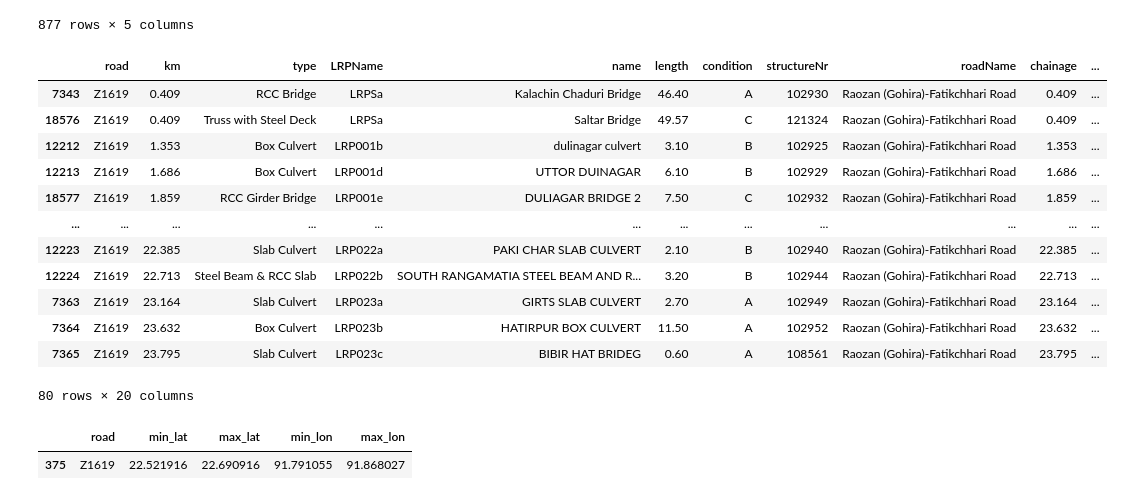
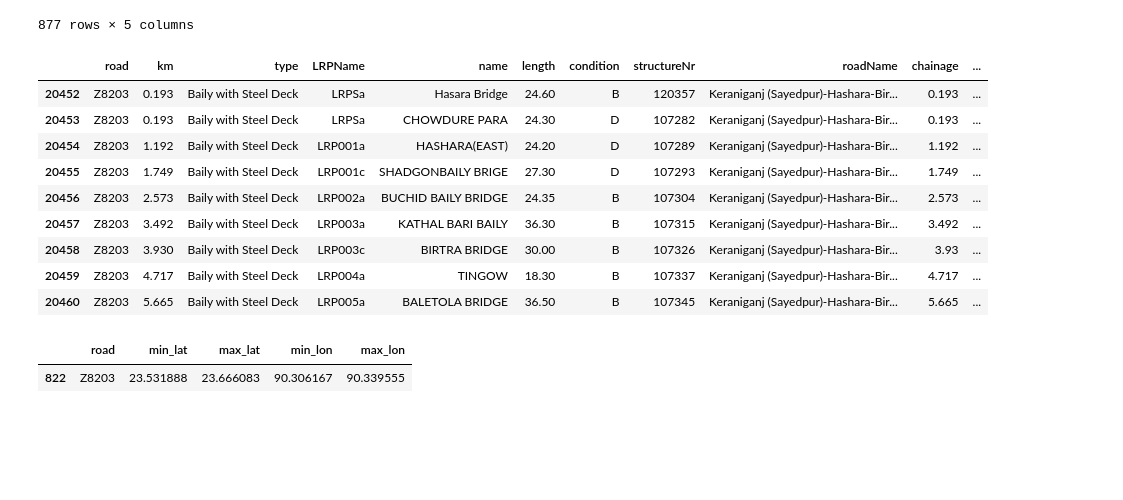
Before and after one commit to Anne-JS/advanced_simulation, a Jupyter notebook: sven_doet_dingen.ipynb, the cells around one changed output. Drawn from its saved outputs; the diff is of its cells as text; code cells hidden in the pictures; blank space fills up the shorter version.

```diff
--- a/sven_doet_dingen.ipynb
+++ b/sven_doet_dingen.ipynb
@@ -54,23 +63,20 @@ df_road_ranges
 bmms.to_excel('BMMS_overview_new.xlsx')
 df_rds.to_csv('_roads_new.tsv', sep='\t', index=False)
 # %%
-bmms[bmms['road'] == 'Z1619']
+bmms[bmms['road'] == 'Z8203']
 # %% [output]
 |  | road | km | type | LRPName | name | length | condition | structureNr | roadName | chainage | ... |
-| 7343 | Z1619 | 0.409 | RCC Bridge | LRPSa | Kalachin Chaduri Bridge | 46.40 | A | 102930 | Raozan (Gohira)-Fatikchhari Road | 0.409 | ... |
-| 18576 | Z1619 | 0.409 | Truss with Steel Deck | LRPSa | Saltar Bridge | 49.57 | C | 121324 | Raozan (Gohira)-Fatikchhari Road | 0.409 | ... |
-| 12212 | Z1619 | 1.353 | Box Culvert | LRP001b | dulinagar culvert | 3.10 | B | 102925 | Raozan (Gohira)-Fatikchhari Road | 1.353 | ... |
-| 12213 | Z1619 | 1.686 | Box Culvert | LRP001d | UTTOR DUINAGAR | 6.10 | B | 102929 | Raozan (Gohira)-Fatikchhari Road | 1.686 | ... |
-| 18577 | Z1619 | 1.859 | RCC Girder Bridge | LRP001e | DULIAGAR BRIDGE 2 | 7.50 | C | 102932 | Raozan (Gohira)-Fatikchhari Road | 1.859 | ... |
-| ... | ... | ... | ... | ... | ... | ... | ... | ... | ... | ... | ... |
-| 12223 | Z1619 | 22.385 | Slab Culvert | LRP022a | PAKI CHAR SLAB CULVERT | 2.10 | B | 102940 | Raozan (Gohira)-Fatikchhari Road | 22.385 | ... |
-| 12224 | Z1619 | 22.713 | Steel Beam & RCC Slab | LRP022b | SOUTH RANGAMATIA STEEL BEAM AND R... | 3.20 | B | 102944 | Raozan (Gohira)-Fatikchhari Road | 22.713 | ... |
-| 7363 | Z1619 | 23.164 | Slab Culvert | LRP023a | GIRTS SLAB CULVERT | 2.70 | A | 102949 | Raozan (Gohira)-Fatikchhari Road | 23.164 | ... |
-| 7364 | Z1619 | 23.632 | Box Culvert | LRP023b | HATIRPUR BOX CULVERT | 11.50 | A | 102952 | Raozan (Gohira)-Fatikchhari Road | 23.632 | ... |
-| 7365 | Z1619 | 23.795 | Slab Culvert | LRP023c | BIBIR HAT BRIDEG | 0.60 | A | 108561 | Raozan (Gohira)-Fatikchhari Road | 23.795 | ... |
+| 20452 | Z8203 | 0.193 | Baily with Steel Deck | LRPSa | Hasara Bridge | 24.60 | B | 120357 | Keraniganj (Sayedpur)-Hashara-Bir... | 0.193 | ... |
+| 20453 | Z8203 | 0.193 | Baily with Steel Deck | LRPSa | CHOWDURE PARA | 24.30 | D | 107282 | Keraniganj (Sayedpur)-Hashara-Bir... | 0.193 | ... |
+| 20454 | Z8203 | 1.192 | Baily with Steel Deck | LRP001a | HASHARA(EAST) | 24.20 | D | 107289 | Keraniganj (Sayedpur)-Hashara-Bir... | 1.192 | ... |
+| 20455 | Z8203 | 1.749 | Baily with Steel Deck | LRP001c | SHADGONBAILY BRIGE | 27.30 | D | 107293 | Keraniganj (Sayedpur)-Hashara-Bir... | 1.749 | ... |
+| 20456 | Z8203 | 2.573 | Baily with Steel Deck | LRP002a | BUCHID BAILY BRIDGE | 24.35 | B | 107304 | Keraniganj (Sayedpur)-Hashara-Bir... | 2.573 | ... |
+| 20457 | Z8203 | 3.492 | Baily with Steel Deck | LRP003a | KATHAL BARI BAILY | 36.30 | B | 107315 | Keraniganj (Sayedpur)-Hashara-Bir... | 3.492 | ... |
+| 20458 | Z8203 | 3.930 | Baily with Steel Deck | LRP003c | BIRTRA BRIDGE | 30.00 | B | 107326 | Keraniganj (Sayedpur)-Hashara-Bir... | 3.93 | ... |
+| 20459 | Z8203 | 4.717 | Baily with Steel Deck | LRP004a | TINGOW | 18.30 | B | 107337 | Keraniganj (Sayedpur)-Hashara-Bir... | 4.717 | ... |
+| 20460 | Z8203 | 5.665 | Baily with Steel Deck | LRP005a | BALETOLA BRIDGE | 36.50 | B | 107345 | Keraniganj (Sayedpur)-Hashara-Bir... | 5.665 | ... |
-80 rows × 20 columns
 # %%
-df_road_ranges[df_road_ranges['road'] == 'Z1619']
+df_road_ranges[df_road_ranges['road'] == 'Z8203']
 # %% [output]
 |  | road | min_lat | max_lat | min_lon | max_lon |
-| 375 | Z1619 | 22.521916 | 22.690916 | 91.791055 | 91.868027 |
+| 822 | Z8203 | 23.531888 | 23.666083 | 90.306167 | 90.339555 |
```
Also changed, not shown: parts of 3 cells of this notebook, 1 other file.
